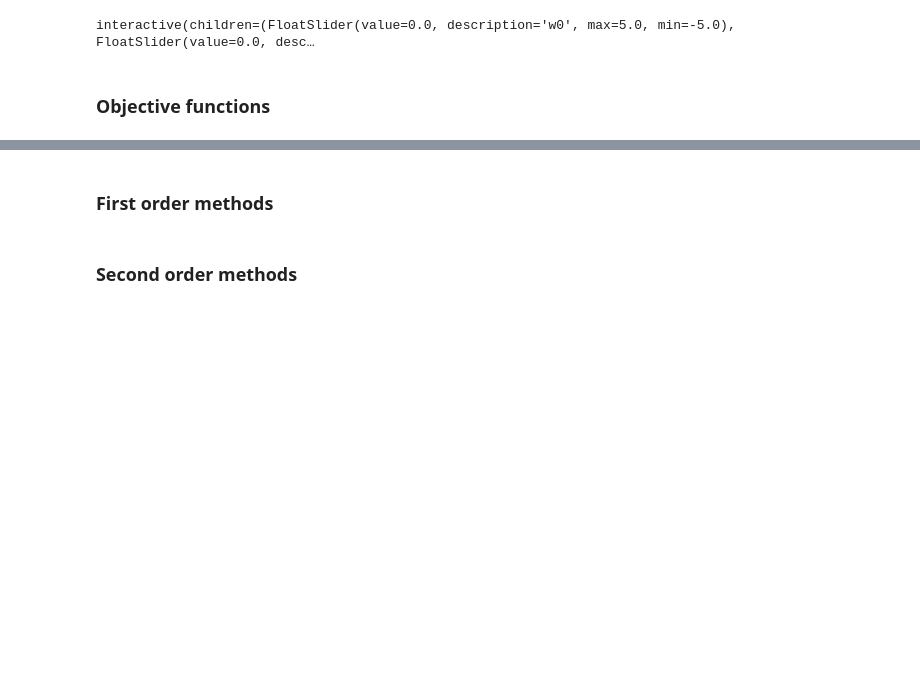
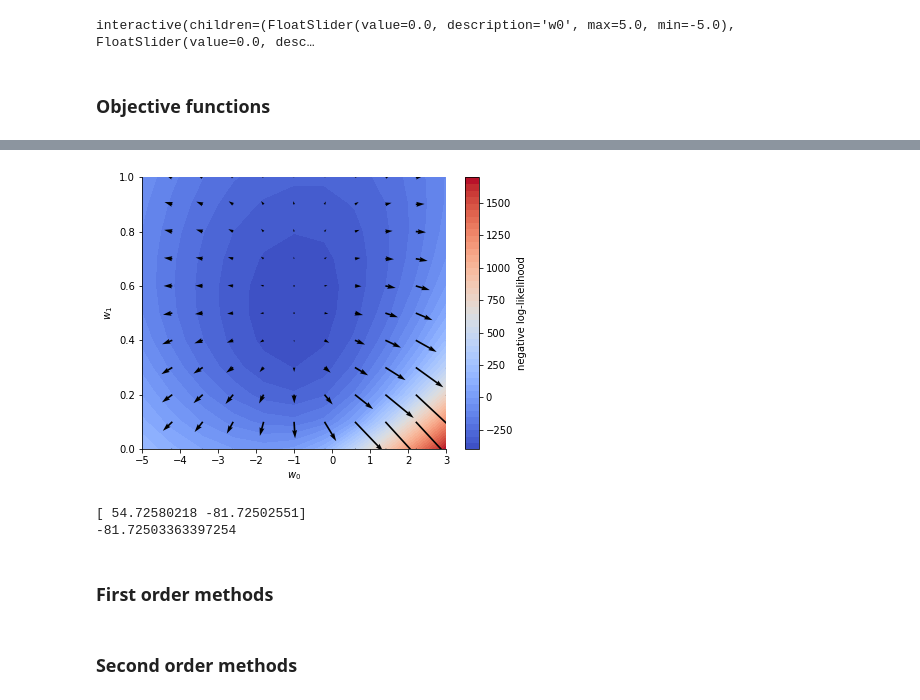
Before and after one commit to ala-laurila-lab/jupyter-notebooks, a Jupyter notebook: optimization/Part 1, basic ideas, gradient and Newton steps.ipynb, the cells around one changed output, grey strips where cells are left out. Saved outputs shown, nothing was run; the diff lists cells and outputs as text; code cells hidden in the pictures; blank space fills up the shorter version.

```diff
--- a/optimization/Part 1, basic ideas, gradient and Newton steps.ipynb
+++ b/optimization/Part 1, basic ideas, gradient and Newton steps.ipynb
@@ -175,3 +207,48 @@ ax.set_xticks([-10, 0, 10]);
+# %%
+nGrid = 11
+W0, W1 = np.meshgrid(np.linspace(wTrue[0]-4, wTrue[0]+4, nGrid), np.linspace(wTrue[1]-0.5, wTrue[1]+0.5, nGrid))
+
+# Get the obj fun value for each combination
+nllVals = np.zeros([nGrid, nGrid])
+W0der = np.zeros([nGrid, nGrid])
+W1der = np.zeros([nGrid, nGrid])
+for i in range(nGrid):
+    for j in range(nGrid):
+        wTmp = np.array([W0[i, j], W1[i, j]])
+        nllVals[i, j] = negLogLikFun(X, wTmp, y)
+        derTmp =  negLogLikDerFun(X, wTmp, y)
+        W0der[i, j] = derTmp[0]
+        W1der[i, j] = derTmp[1]
+
+# Plot the surface
+grayColors = getGrayColors(3)
+fig = plt.figure(figsize=(15, 5))
+ax = plt.subplot(1, 2, 1)
+contourHandle = ax.contourf(W0, W1, nllVals, 50, cmap=cm.coolwarm)
+ax.quiver(W0, W1, W0der*8, W1der)
+ax.set_xlabel('$w_0$')
+ax.set_ylabel('$w_1$');
+cBarHandle = plt.colorbar(contourHandle)
+cBarHandle.set_label('negative log-likelihood')
+# %% [output]
+[figure, added]
+# %%
+def negLogLikDerFun(X, w, y):
+    z = np.dot(X, w)
+    der = np.dot(np.exp(z[z<0])-y[z<0], X[z<0, :])
+    der += np.dot(1-y[z>=0]/(z[z>=0]+1), X[z>=0, :])
+    return der
+
+kappa = 1e-4
+wTest = np.array([0, 0.5])
+der = negLogLikDerFun(X, wTest, y)
+llPlus = negLogLikFun(X, wTest+np.array([0, kappa]), y)
+llMinus = negLogLikFun(X, wTest+np.array([0, -kappa]), y)
+print(der)
+print((llPlus-llMinus)/2./kappa)
+# %% [output]
+[ 54.72580218 -81.72502551]
+-81.72503363397254
 # %% [markdown]
 ### First order methods
 # %% [markdown]
```
Also changed, not shown: parts of 10 cells of this notebook.
